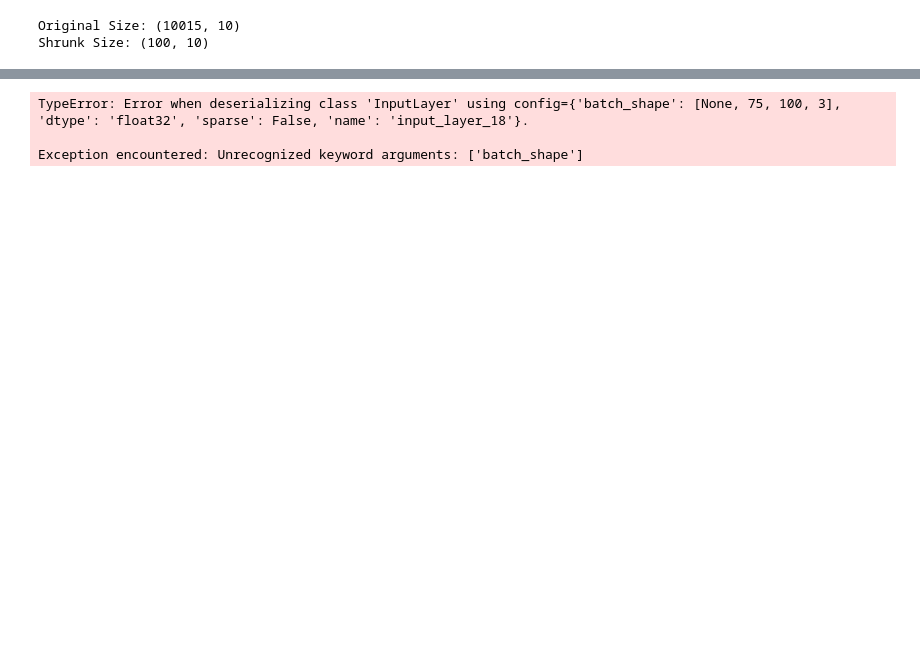
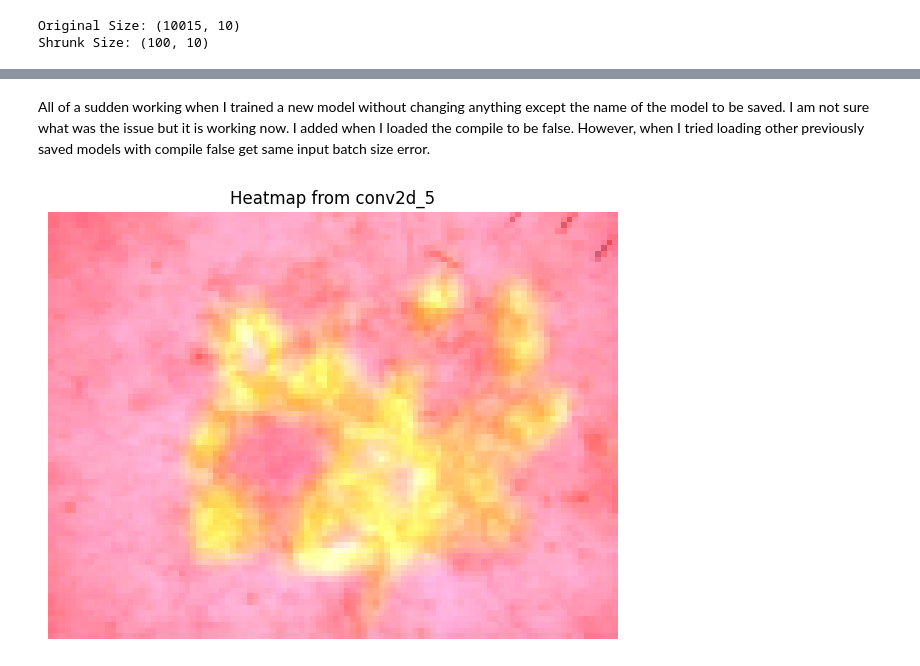
Before and after one commit to rjoseph6/AlphaCare_v4, a Jupyter notebook: mnist/heatmap.ipynb, the cells around one changed output, grey strips where cells are left out. Saved outputs shown, nothing was run; the diff lists cells and outputs as text; code cells hidden in the pictures; blank space fills up the shorter version.

```diff
--- a/mnist/heatmap.ipynb
+++ b/mnist/heatmap.ipynb
@@ -103,19 +111,7 @@ NameError: name 'tf' is not defined
+# %% [markdown]
+All of a sudden working when I trained a new model without changing anything except the name of the model to be saved. I am not sure what was the issue but it is working now. I added when I loaded the compile to be false. However, when I tried loading other previously saved models with compile false get same input batch size error.
 # %%
-model = load_model('model_4.keras')
+model = tf.keras.models.load_model('model_adam.keras', compile=False)
-# %% [output]
-TypeError: Error when deserializing class 'InputLayer' using config={'batch_shape': [None, 75, 100, 3], 'dtype': 'float32', 'sparse': False, 'name': 'input_layer_18'}.
-
-Exception encountered: Unrecognized keyword arguments: ['batch_shape']
-# %%
-from tensorflow.keras.models import load_model
-from tensorflow.keras.optimizers.legacy import Adam
-
-# Load the model without compiling (set compile=False)
-#model = load_model('model_test_acc_0.66.keras', compile=False)
-model = load_model('model_4.keras')
-
-# Compile the model with the legacy Adam optimizer
-model.compile(optimizer=Adam(learning_rate=0.001), loss='categorical_crossentropy', metrics=['accuracy'])
 # %%
 import numpy as np
 import tensorflow as tf
@@ -172,39 +168,41 @@ def rescale_image(img, mean, std):
     return img_rescaled
 
 # Example: specify a single convolutional layer you want to visualize
-conv_layer = "conv2d_16"  # Replace this with your desired layer
+conv_layer = "conv2d_5"  # Replace this with your desired layer
 
 # Select an image from the test set
 img = x_test[9]  # Example: Pick the 11th image from the test set
 img_rescaled = rescale_image(img, x_test_mean, x_test_std)  # Rescale image
 
 # Expand dimensions for Grad-CAM
 img_expanded = np.expand_dims(img, axis=0)
 
 # Generate Grad-CAM heatmap for the specific layer
 heatmap = make_gradcam_heatmap(img_expanded, model, conv_layer)
 
 # Superimpose the heatmap on the rescaled image
 superimposed_img = superimpose_heatmap(heatmap, np.expand_dims(img_rescaled, axis=0))
 
 # Plot the original image and the superimposed heatmap
 plt.figure(figsize=(6, 6))
 
 # Display the original rescaled image
 '''plt.subplot(1, 2, 1)
 plt.imshow(img_rescaled)
 plt.title('Original Image')
 plt.axis('off')'''
 
 # Display the heatmap over the rescaled image
 #plt.subplot(1, 2, 2)
 plt.plot()
 plt.imshow(superimposed_img)
 plt.title(f'Heatmap from {conv_layer}')
 plt.axis('off')
 
 plt.tight_layout()
 plt.show()
+# %% [output]
+[figure, added]
 # %%
 import numpy as np
 import tensorflow as tf
```
Also changed, not shown: parts of 5 cells of this notebook, 14 other files.
